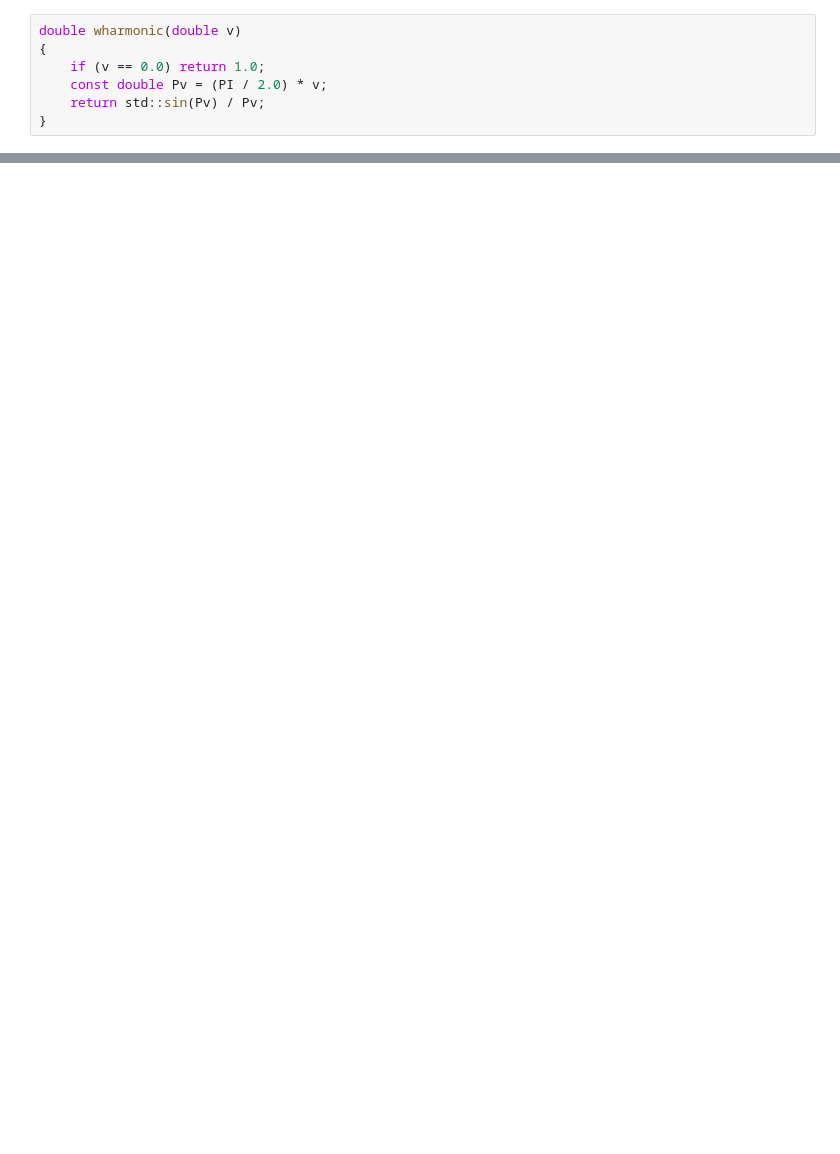
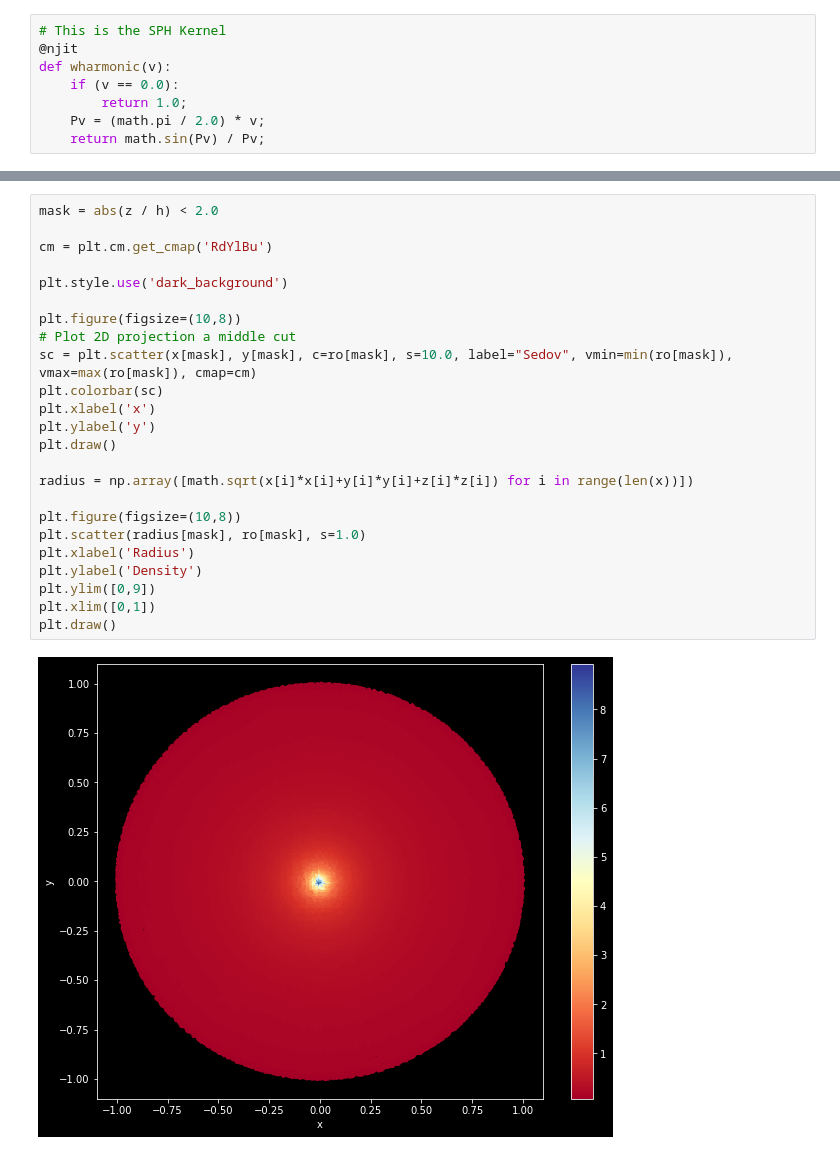
Before and after one commit to rmcabezon/GPU-course, a Jupyter notebook: notebooks/sph_collapse_density_cpp.ipynb, the cells around one changed output, grey strips where cells are left out. Cells and saved outputs as stored; diff of their text form; blank space fills up the shorter version.

```diff
--- a/notebooks/sph_collapse_density_cpp.ipynb
+++ b/notebooks/sph_collapse_density_cpp.ipynb
@@ -40,7 +40,8 @@ We define this function to compute a coefficient.
 # %%
-double wharmonic(double v)
-{
-    if (v == 0.0) return 1.0;
-    const double Pv = (PI / 2.0) * v;
-    return std::sin(Pv) / Pv;
-}
+# This is the SPH Kernel
+@njit
+def wharmonic(v):
+    if (v == 0.0):
+        return 1.0;
+    Pv = (math.pi / 2.0) * v;
+    return math.sin(Pv) / Pv;
@@ -161,0 +239,26 @@ Finally, we put all of this together by reading the input file, initializing the
+# %%
+mask = abs(z / h) < 2.0
+
+cm = plt.cm.get_cmap('RdYlBu')
+
+plt.style.use('dark_background')
+
+plt.figure(figsize=(10,8))
+# Plot 2D projection a middle cut
+sc = plt.scatter(x[mask], y[mask], c=ro[mask], s=10.0, label="Sedov", vmin=min(ro[mask]), vmax=max(ro[mask]), cmap=cm)
+plt.colorbar(sc)
+plt.xlabel('x')
+plt.ylabel('y')
+plt.draw()
+
+radius = np.array([math.sqrt(x[i]*x[i]+y[i]*y[i]+z[i]*z[i]) for i in range(len(x))])
+
+plt.figure(figsize=(10,8))
+plt.scatter(radius[mask], ro[mask], s=1.0)
+plt.xlabel('Radius')
+plt.ylabel('Density')
+plt.ylim([0,9])
+plt.xlim([0,1])
+plt.draw()
+# %% [output]
+[figure, added]
```
Also changed, not shown: parts of 28 cells of this notebook, 12 other files.
